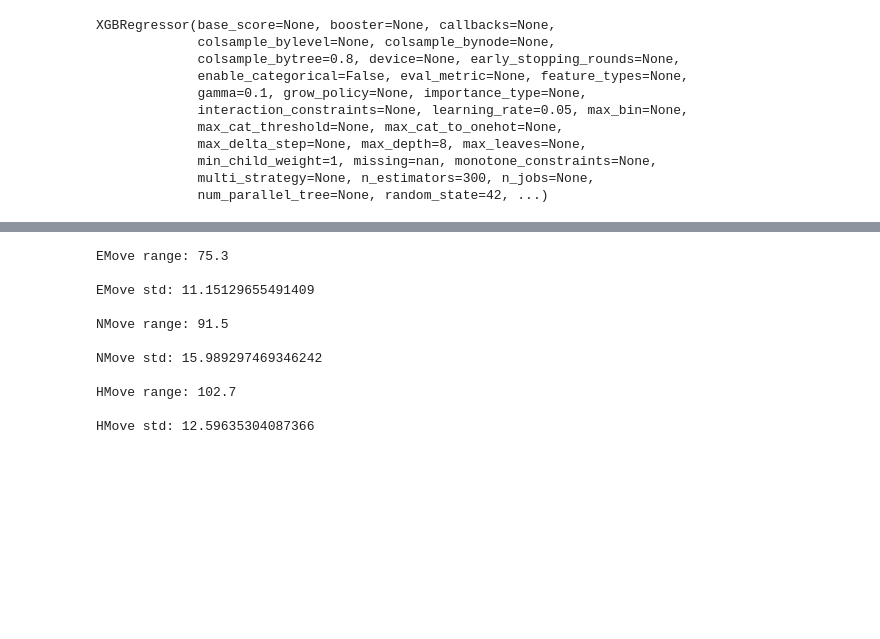
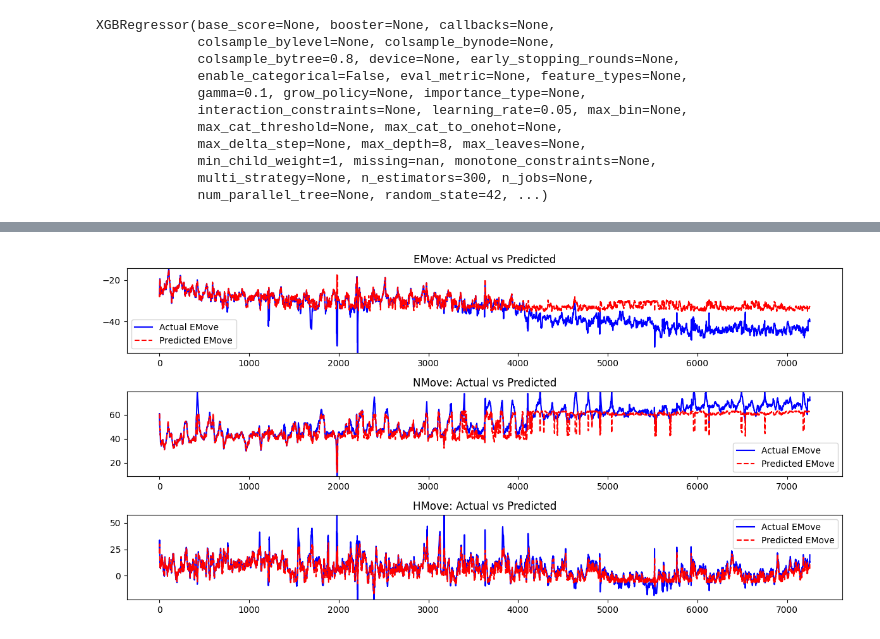
Before and after one commit to andrew76214/Slope-Detection-Taiwan, a Jupyter notebook: XGBoost.ipynb, the cells around one changed output, grey strips where cells are left out. Drawn from its saved outputs; the diff is of its cells as text; code cells hidden in the pictures; blank space fills up the shorter version.

Commit message:
XGBoost plot

```diff
--- a/XGBoost.ipynb
+++ b/XGBoost.ipynb
@@ -73,3 +71,8 @@ X_train, X_test, y_train, y_test = train_test_split(X, y, test_size=0.2, random_
+# %%
+X_train = X[:int(len(X)*0.9)]
+X_test = X[int(len(X)*0.9):]
+y_train = y[:int(len(y)*0.9)]
+y_test = y[int(len(y)*0.9):]
 # %%
 xgbrModel=xgb.XGBRegressor(
     n_estimators=300,      # 樹的數量
@@ -139,20 +161,25 @@ results:
-# %%
-for t in target:
-    y_min = np.min(y_test[t], axis=0)  # 最小值
-    y_max = np.max(y_test[t], axis=0)  # 最大值
-    y_range = y_max - y_min
-    print(t,"range:",y_range,'\n')
-    y_std = np.std(y_test[t], axis=0)
-    print(t,"std:",y_std,'\n')
-# %% [output]
-EMove range: 75.3
-
-EMove std: 11.15129655491409
-
-NMove range: 91.5
-
-NMove std: 15.989297469346242
-
-HMove range: 102.7
-
-HMove std: 12.59635304087366
+# %%
+import matplotlib.pyplot as plt
+from sklearn.preprocessing import MinMaxScaler
+
+# Plot predictions vs actual values for each movement component
+y_min = -50  # 最小值
+y_max = 50  # 最大值
+plt.figure(figsize=(12, 6))
+subplot_i=0
+
+for t in target:
+    plt.subplot(3, 1, subplot_i+1)
+    y_min = min([ np.min(y_test[t].to_numpy(), axis=0) , np.min(y_pred[:,subplot_i], axis=0) ])
+    y_max = max([ np.max(y_test[t].to_numpy(), axis=0) , np.max(y_pred[:,subplot_i], axis=0) ])
+    plt.plot(y_test[t].to_numpy(), label="Actual EMove", color='blue')
+    plt.plot(y_pred[:,subplot_i], label="Predicted EMove", color='red', linestyle='dashed')
+    plt.title("{}: Actual vs Predicted".format(t))
+    plt.ylim(y_min, y_max)  # Set same y-axis range
+    plt.legend()
+    subplot_i += 1
+
+plt.tight_layout()
+plt.show()
+# %% [output]
+[figure, added]
```
Also changed, not shown: parts of 3 cells of this notebook.
